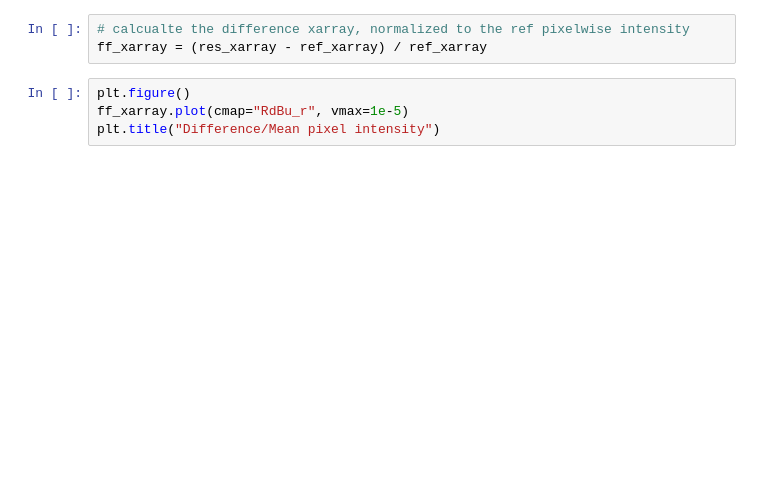
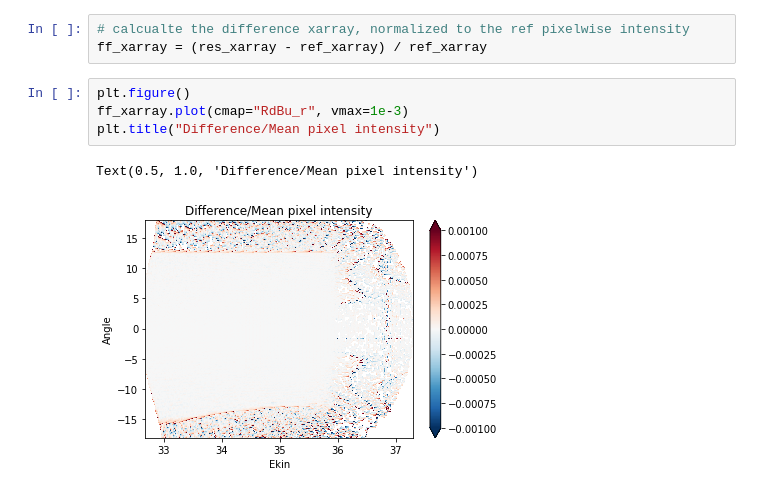
Before and after one commit to OpenCOMPES/specsanalyzer, a Jupyter notebook: tutorial/conversion_benchmarks.ipynb, the cells around one changed output. Drawn from its saved outputs; the diff is of its cells as text; blank space fills up the shorter version.

```diff
--- a/tutorial/conversion_benchmarks.ipynb
+++ b/tutorial/conversion_benchmarks.ipynb
@@ -82,8 +92,11 @@ ref_xarray.plot()
 ff_xarray = (res_xarray - ref_xarray) / ref_xarray
 # %%
 plt.figure()
-ff_xarray.plot(cmap="RdBu_r", vmax=1e-5)
+ff_xarray.plot(cmap="RdBu_r", vmax=1e-3)
 plt.title("Difference/Mean pixel intensity")
+# %% [output]
+Text(0.5, 1.0, 'Difference/Mean pixel intensity')
+[figure, added]
 # %%
 fig, (ax1, ax2, ax3) = plt.subplots(nrows=3, ncols=1, figsize=(4, 8))
 subplot1 = ref_xarray.plot(ax=ax1, cmap="viridis", vmin=0)
```
Also changed, not shown: parts of 11 cells of this notebook, 3 other files.
